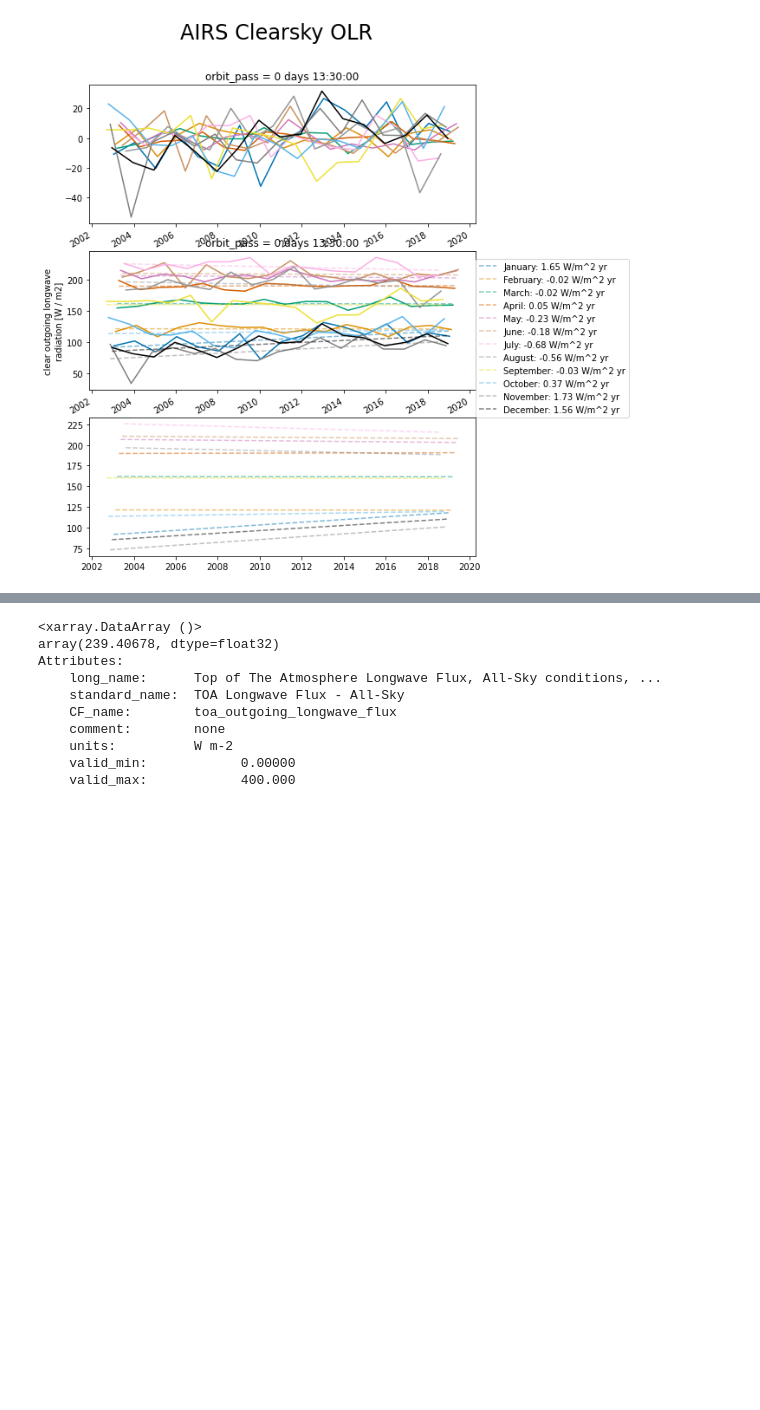
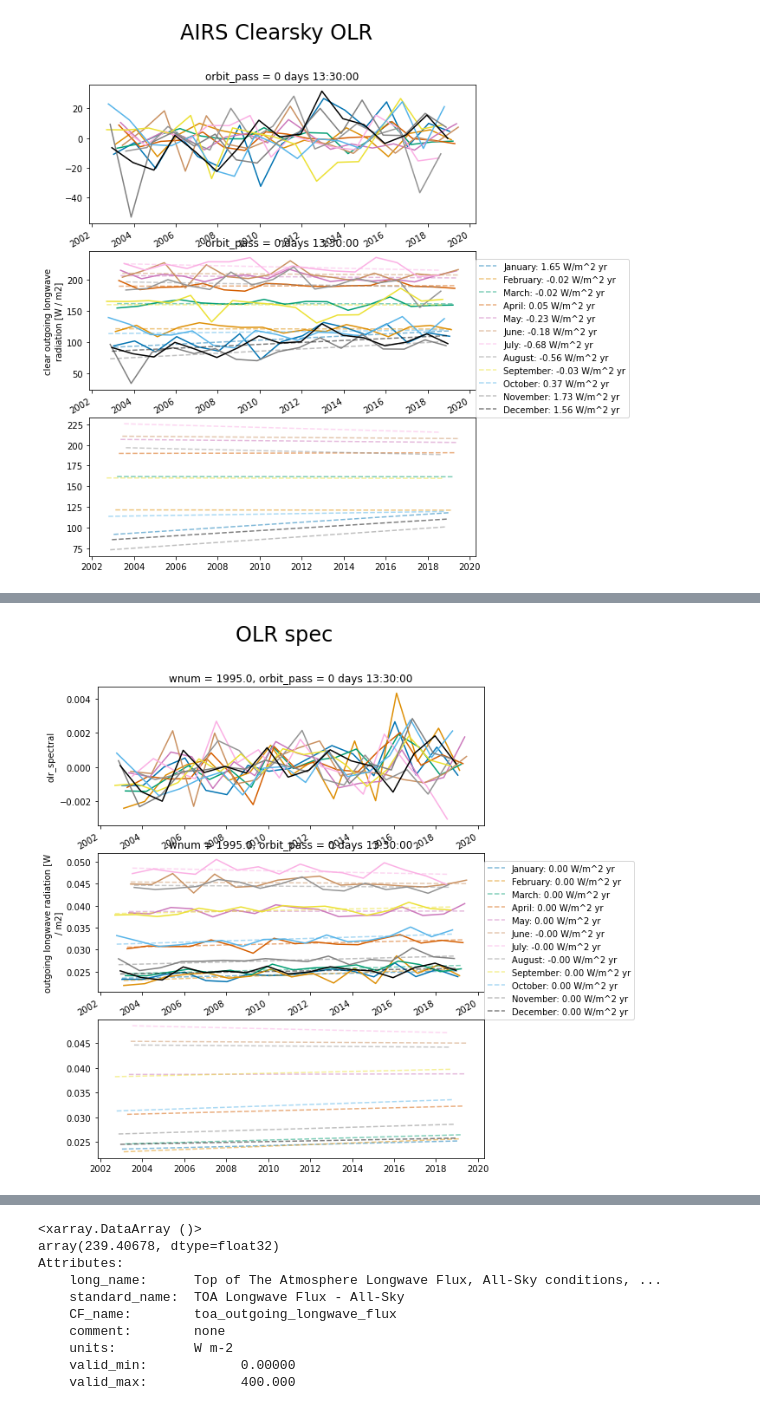
Before and after one commit to jshaw35/spectral_ice, a Jupyter notebook: gridded_trends/airs_trends.ipynb, the cells around one changed output, grey strips where cells are left out. Cells and saved outputs as stored; diff of their text form; code cells hidden in the pictures; blank space fills up the shorter version.

```diff
--- a/gridded_trends/airs_trends.ipynb
+++ b/gridded_trends/airs_trends.ipynb
@@ -294,0 +417,4 @@ plot_trends(all_airs['olr_clr'][:,0,:,:],'AIRS Clearsky OLR')
+# %%
+plot_trends2(olr_arc[198,:,0],'OLR spec')
+# %% [output]
+[figure, added]
```
Also changed, not shown: parts of 33 cells of this notebook.
